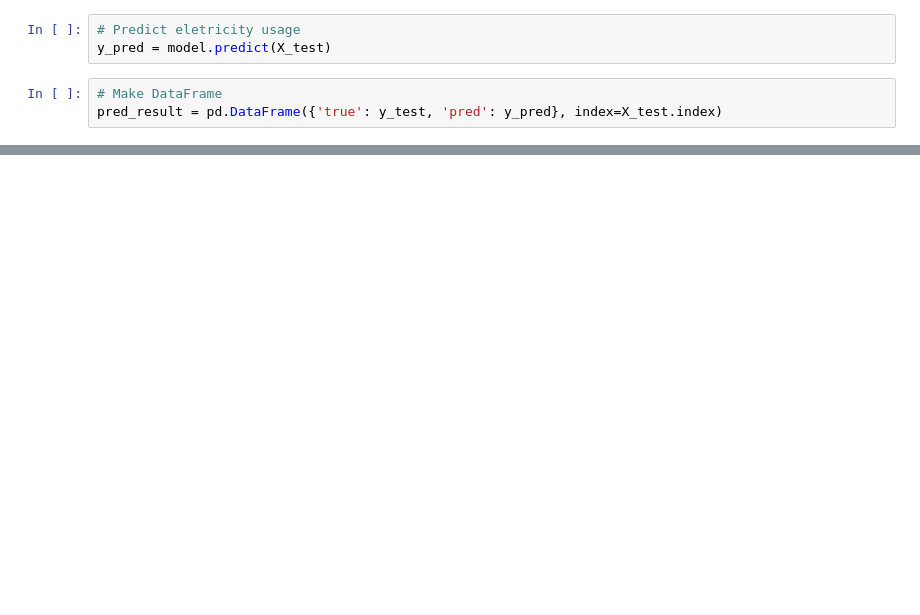
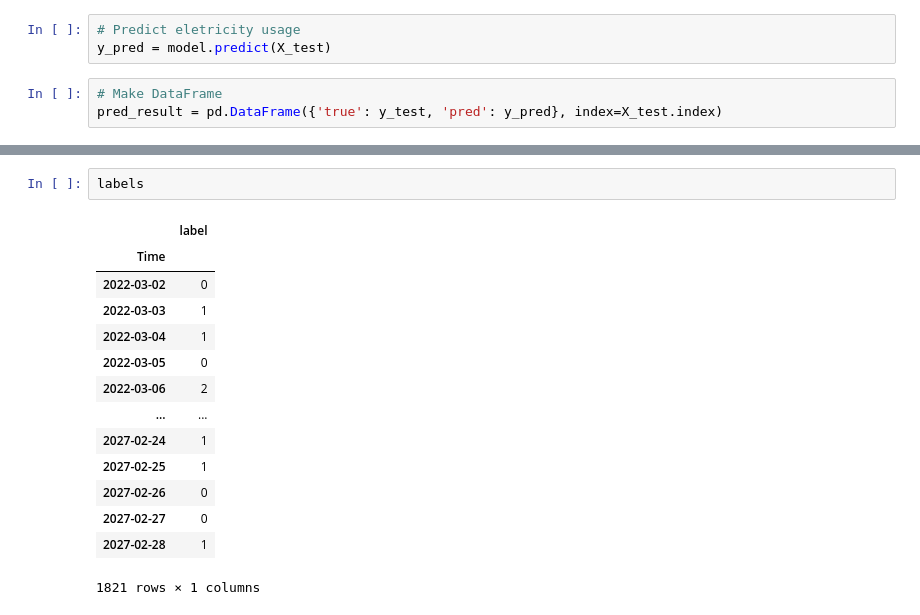
Before and after one commit to BAElecPredictionModel/Elec_prediction_model, a Jupyter notebook: experiment_basic.ipynb, the cells around one changed output, grey strips where cells are left out. Saved outputs shown, nothing was run; the diff lists cells and outputs as text; blank space fills up the shorter version.

```diff
--- a/experiment_basic.ipynb
+++ b/experiment_basic.ipynb
@@ -84,0 +108,17 @@ dp.view_figure(pred_result, figure_type=2, save=False)
+# %%
+labels
+# %% [output]
+|  | label |
+| Time |  |
+| 2022-03-02 | 0 |
+| 2022-03-03 | 1 |
+| 2022-03-04 | 1 |
+| 2022-03-05 | 0 |
+| 2022-03-06 | 2 |
+| ... | ... |
+| 2027-02-24 | 1 |
+| 2027-02-25 | 1 |
+| 2027-02-26 | 0 |
+| 2027-02-27 | 0 |
+| 2027-02-28 | 1 |
+1821 rows × 1 columns
```
Also changed, not shown: parts of 12 cells of this notebook, 10 other files.
